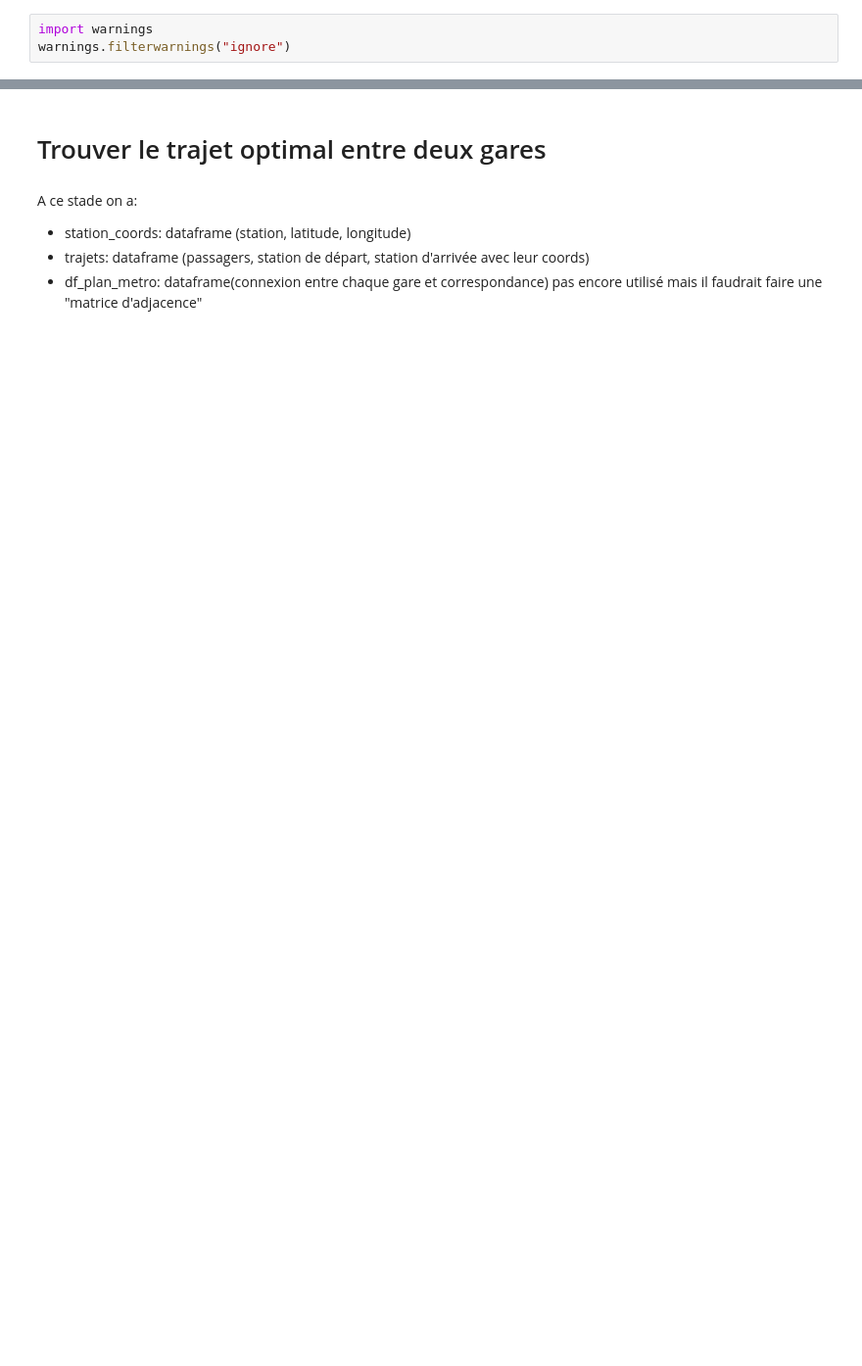
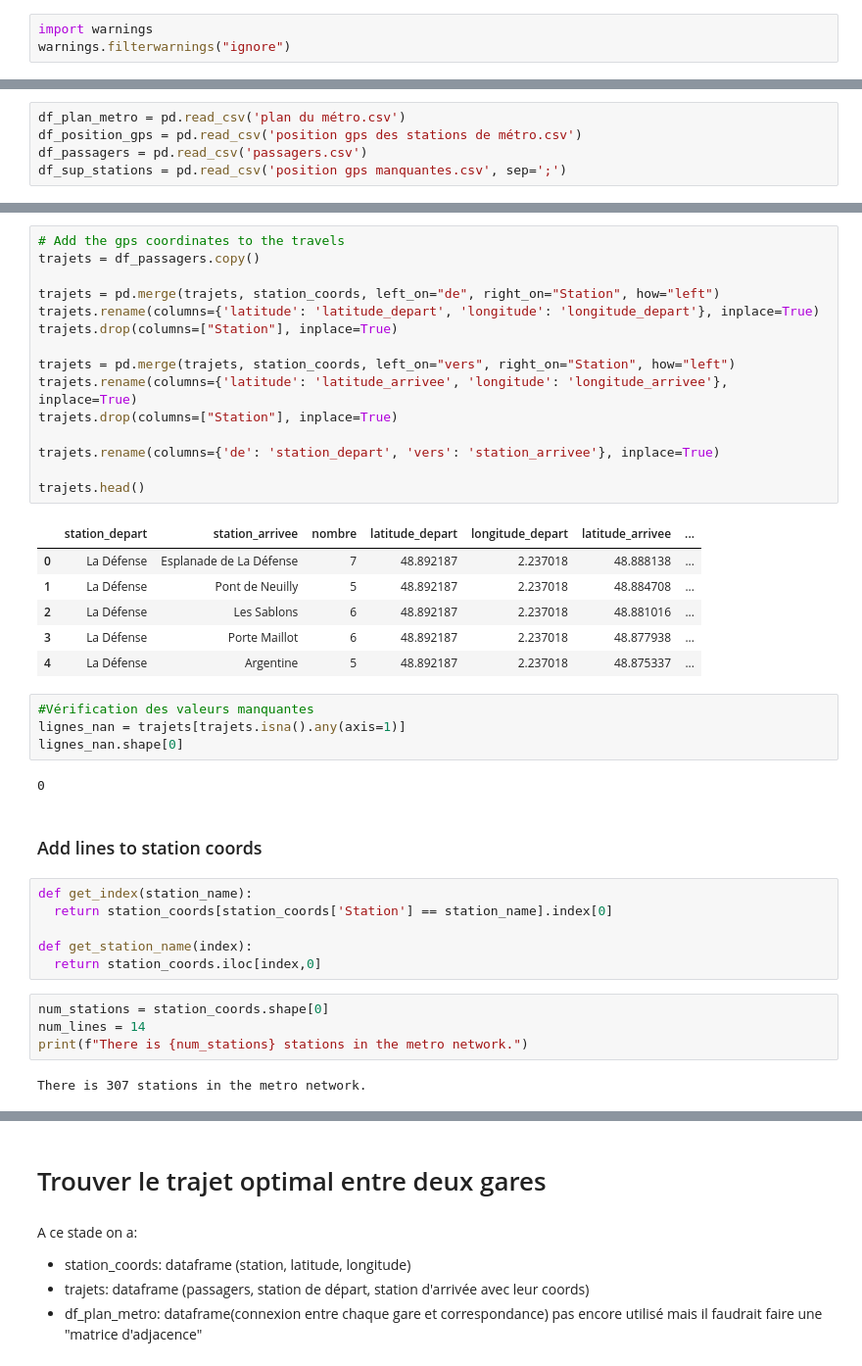
Before and after one commit to SerranoAdrian/FlowForecasting, a Jupyter notebook: ProjetPau.ipynb, the cells around one changed output, grey strips where cells are left out. Shown at 98% size. Saved outputs shown, nothing was run; the diff lists cells and outputs as text; blank space fills up the shorter version.

```diff
--- a/ProjetPau.ipynb
+++ b/ProjetPau.ipynb
@@ -196,0 +9,5 @@ lignes_nan
+# %%
+df_plan_metro = pd.read_csv('plan du métro.csv')
+df_position_gps = pd.read_csv('position gps des stations de métro.csv')
+df_passagers = pd.read_csv('passagers.csv')
+df_sup_stations = pd.read_csv('position gps manquantes.csv', sep=';')
@@ -196,0 +72,42 @@ lignes_nan
+# %%
+# Add the gps coordinates to the travels
+trajets = df_passagers.copy()
+
+trajets = pd.merge(trajets, station_coords, left_on="de", right_on="Station", how="left")
+trajets.rename(columns={'latitude': 'latitude_depart', 'longitude': 'longitude_depart'}, inplace=True)
+trajets.drop(columns=["Station"], inplace=True)
+
+trajets = pd.merge(trajets, station_coords, left_on="vers", right_on="Station", how="left")
+trajets.rename(columns={'latitude': 'latitude_arrivee', 'longitude': 'longitude_arrivee'}, inplace=True)
+trajets.drop(columns=["Station"], inplace=True)
+
+trajets.rename(columns={'de': 'station_depart', 'vers': 'station_arrivee'}, inplace=True)
+
+trajets.head()
+# %% [output]
+|  | station_depart | station_arrivee | nombre | latitude_depart | longitude_depart | latitude_arrivee | ... |
+| 0 | La Défense | Esplanade de La Défense | 7 | 48.892187 | 2.237018 | 48.888138 | ... |
+| 1 | La Défense | Pont de Neuilly | 5 | 48.892187 | 2.237018 | 48.884708 | ... |
+| 2 | La Défense | Les Sablons | 6 | 48.892187 | 2.237018 | 48.881016 | ... |
+| 3 | La Défense | Porte Maillot | 6 | 48.892187 | 2.237018 | 48.877938 | ... |
+| 4 | La Défense | Argentine | 5 | 48.892187 | 2.237018 | 48.875337 | ... |
+# %%
+#Vérification des valeurs manquantes
+lignes_nan = trajets[trajets.isna().any(axis=1)]
+lignes_nan.shape[0]
+# %% [output]
+0
+# %% [markdown]
+### Add lines to station coords
+# %%
+def get_index(station_name):
+  return station_coords[station_coords['Station'] == station_name].index[0]
+
+def get_station_name(index):
+  return station_coords.iloc[index,0]
+# %%
+num_stations = station_coords.shape[0]
+num_lines = 14
+print(f"There is {num_stations} stations in the metro network.")
+# %% [output]
+There is 307 stations in the metro network.
```
Also changed, not shown: parts of 77 cells of this notebook.
